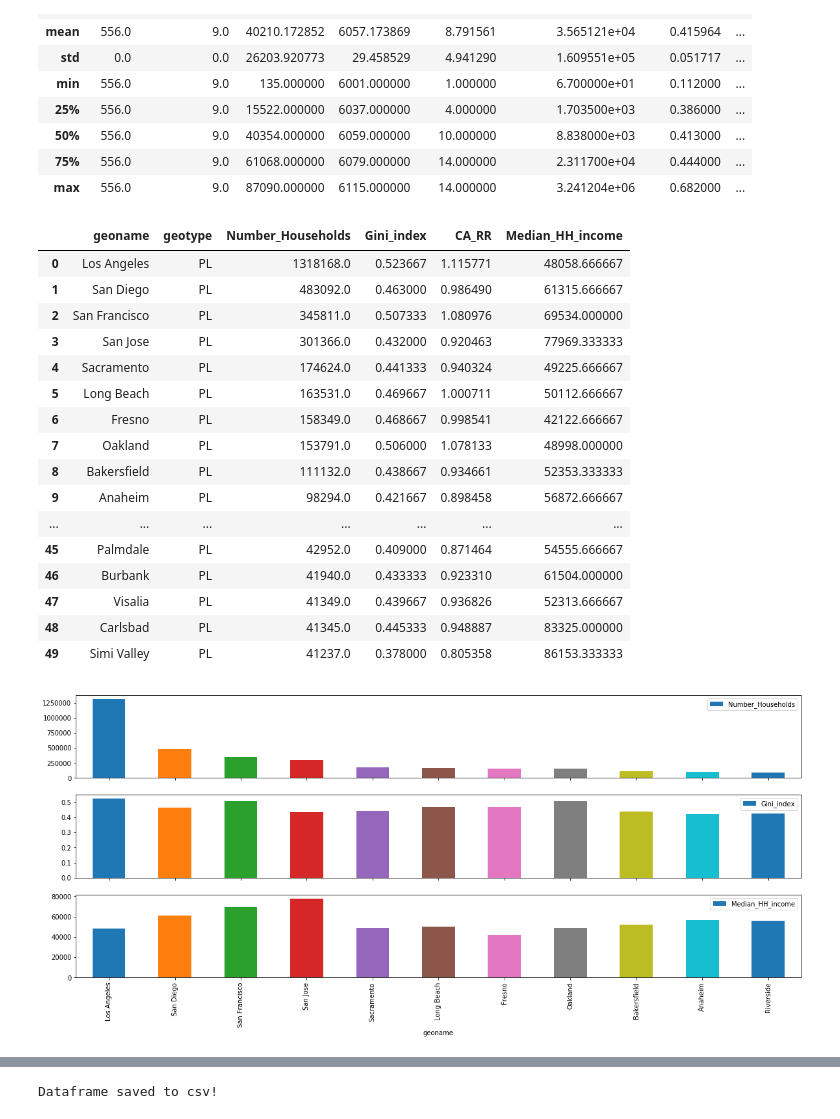
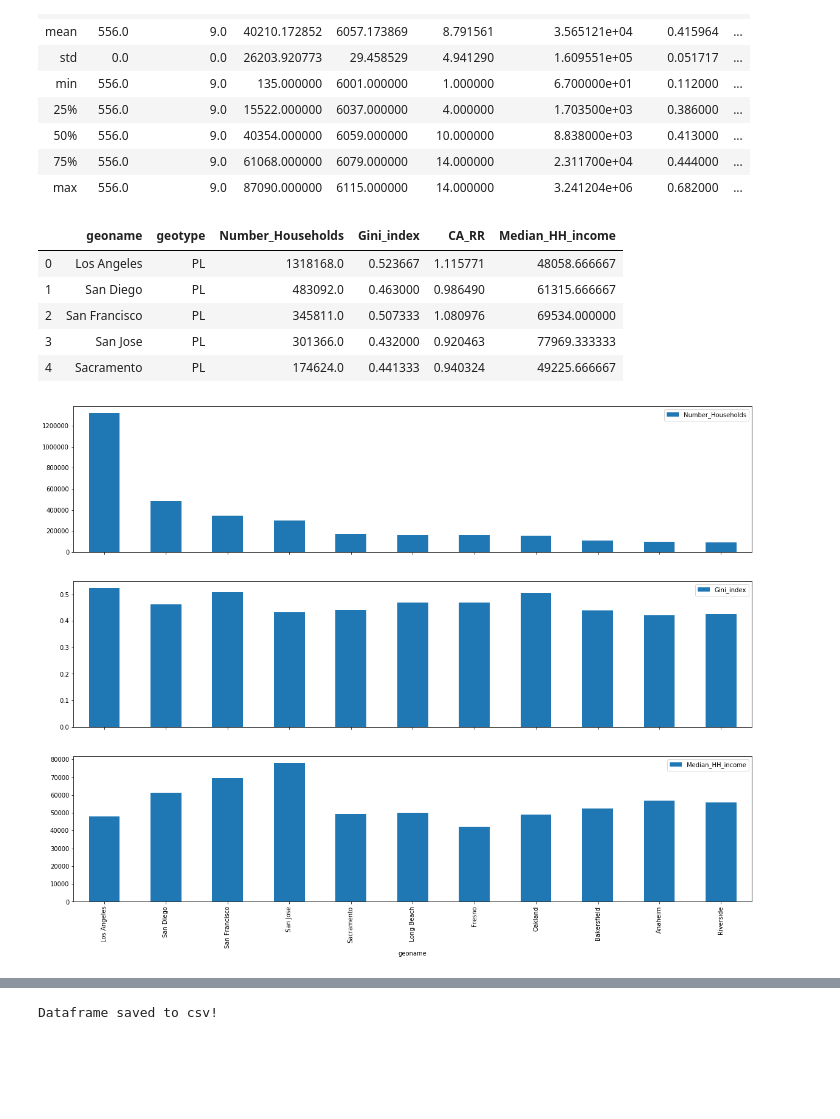
Before and after one commit to Ajstanley89/Income-Inequality-and-California-Culture, a Jupyter notebook: Data Gathering and Exploration.ipynb, the cells around one changed output, grey strips where cells are left out. Drawn from its saved outputs; the diff is of its cells as text; code cells hidden in the pictures; blank space fills up the shorter version.

```diff
--- a/Data Gathering and Exploration.ipynb
+++ b/Data Gathering and Exploration.ipynb
@@ -70,8 +58,7 @@ p = re.compile(r' city$')
 cities_df['geoname'] = cities_df['geoname'].apply(lambda x: p.sub('', x))
 
 # select the top n cities by population
-n = 50
-cities_df.head(n)
+cities_df.head()
 # %% [output]
 |  | geoname | geotype | Number_Households | Gini_index | CA_RR | Median_HH_income |
 | 0 | Los Angeles | PL | 1318168.0 | 0.523667 | 1.115771 | 48058.666667 |
@@ -79,33 +66,22 @@ cities_df.head(n)
 | 2 | San Francisco | PL | 345811.0 | 0.507333 | 1.080976 | 69534.000000 |
 | 3 | San Jose | PL | 301366.0 | 0.432000 | 0.920463 | 77969.333333 |
 | 4 | Sacramento | PL | 174624.0 | 0.441333 | 0.940324 | 49225.666667 |
-| 5 | Long Beach | PL | 163531.0 | 0.469667 | 1.000711 | 50112.666667 |
-| 6 | Fresno | PL | 158349.0 | 0.468667 | 0.998541 | 42122.666667 |
-| 7 | Oakland | PL | 153791.0 | 0.506000 | 1.078133 | 48998.000000 |
-| 8 | Bakersfield | PL | 111132.0 | 0.438667 | 0.934661 | 52353.333333 |
-| 9 | Anaheim | PL | 98294.0 | 0.421667 | 0.898458 | 56872.666667 |
-| ... | ... | ... | ... | ... | ... | ... |
-| 45 | Palmdale | PL | 42952.0 | 0.409000 | 0.871464 | 54555.666667 |
-| 46 | Burbank | PL | 41940.0 | 0.433333 | 0.923310 | 61504.000000 |
-| 47 | Visalia | PL | 41349.0 | 0.439667 | 0.936826 | 52313.666667 |
-| 48 | Carlsbad | PL | 41345.0 | 0.445333 | 0.948887 | 83325.000000 |
-| 49 | Simi Valley | PL | 41237.0 | 0.378000 | 0.805358 | 86153.333333 |
 # %%
 # create bargraphs of population, gini index, and median hh income
-fig = plt.figure(figsize=(20,8))
+fig = plt.figure(figsize=(20,15))
 # variable for how top n cities to show
 n = 10
 top_cities_df = cities_df.loc[0:n]
 
 # create three subplots in a loop to graph all these
 measures = ['Number_Households', 'Gini_index', 'Median_HH_income']
 for i, measure in zip(range(1,4), measures):
     # create axes onbject
     axi = fig.add_subplot(3,1,i)
     # create graph
     top_cities_df.plot(kind='bar', x='geoname', y=measure, ax=axi, sharex=True)
 # %% [output]
-[figure, old version]
+[figure, new version]
 # %%
 # let's visually explore the data
 # create figure and axes objects for the subplots. These are graphed in a 2 x 2 grid
```
Also changed, not shown: parts of 18 cells of this notebook, 2 other files.
